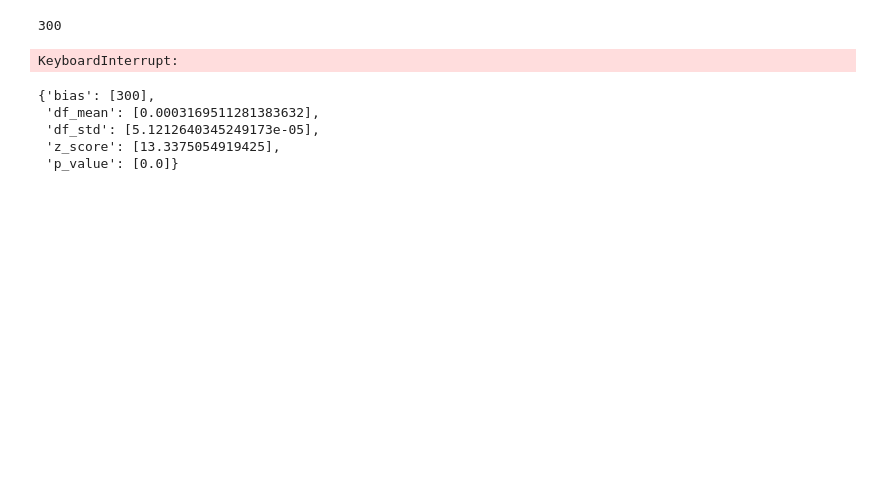
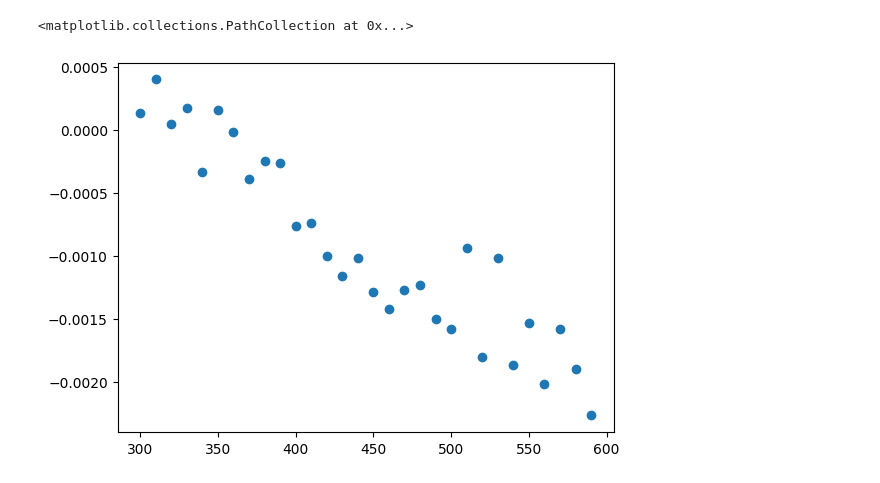
Before and after one commit to Voluptatemn/AstroResearch, a Jupyter notebook: BiasErrorProp.ipynb, the cells around one changed output. Drawn from its saved outputs; the diff is of its cells as text; code cells hidden in the pictures; blank space fills up the shorter version.

```diff
--- a/BiasErrorProp.ipynb
+++ b/BiasErrorProp.ipynb
@@ -305,51 +305,34 @@ f300 = makeCaliFlatAll(300)
 # %%
 import numpy as np
 from scipy import stats
 
 # run anaylsis to see the deviation
-def leastAcceptableBias(MaxFlatChangePer = 0.001, start = 300, end = 600, step = 50, debug = False, all = False, row = row, column = column):
+def leastAcceptableBias(MaxFlatChangePer = 0.001, start = 300, end = 600, step = 50, debug = False, all = False, row = 2048, column = 2048):
     output = {
         'bias': [],
         'df_mean': [],
         'df_std': [],
         'z_score': [],
         'p_value': [],
     }
     f300 = makeCaliFlatAll(300)
-    # if all:
-    #     f300 = makeCaliFlat_master(300)
-    # else:
-    #     f300 = makeCaliFlatAll(300)
     for i in range (start, end, step):
-        print(i)
         f = makeCaliFlatAll(i)
-        # if all:
-        #     f = makeCaliFlat_master(i)
-        # else:
-        #     f = makeCaliFlatAll(i)
         df = (f - f300) / f300 * 100
         df_mean = np.mean(df)
         df_std = np.std(df)
         z_score = (MaxFlatChangePer - df_mean) / df_std
         p_value = 2 * (1 - stats.norm.cdf(np.abs(z_score)))
         output['bias'].append(i)
         output['df_mean'].append(df_mean)
         output['df_std'].append(df_std)
         output['z_score'].append(z_score)
         output['p_value'].append(p_value)
     return output
 
-output = leastAcceptableBias(MaxFlatChangePer = 0.001, start = 300, end = 350, step = 50, all = False)
+output = leastAcceptableBias(MaxFlatChangePer = 0.001, start = 300, end = 600, step = 10, all = False)
 
-# plt.scatter(output['bias'], output['df_mean'])
+plt.scatter(output['bias'], output['df_mean'])
 # %% [output]
-300
+<matplotlib.collections.PathCollection at 0x...>
-KeyboardInterrupt:
+[figure, added]
-# %%
-display(output)
-# %% [output]
-{'bias': [300],
- 'df_mean': [0.0003169511281383632],
- 'df_std': [5.1212640345249173e-05],
- 'z_score': [13.3375054919425],
- 'p_value': [0.0]}
```
Also changed, not shown: parts of 2 cells of this notebook.
